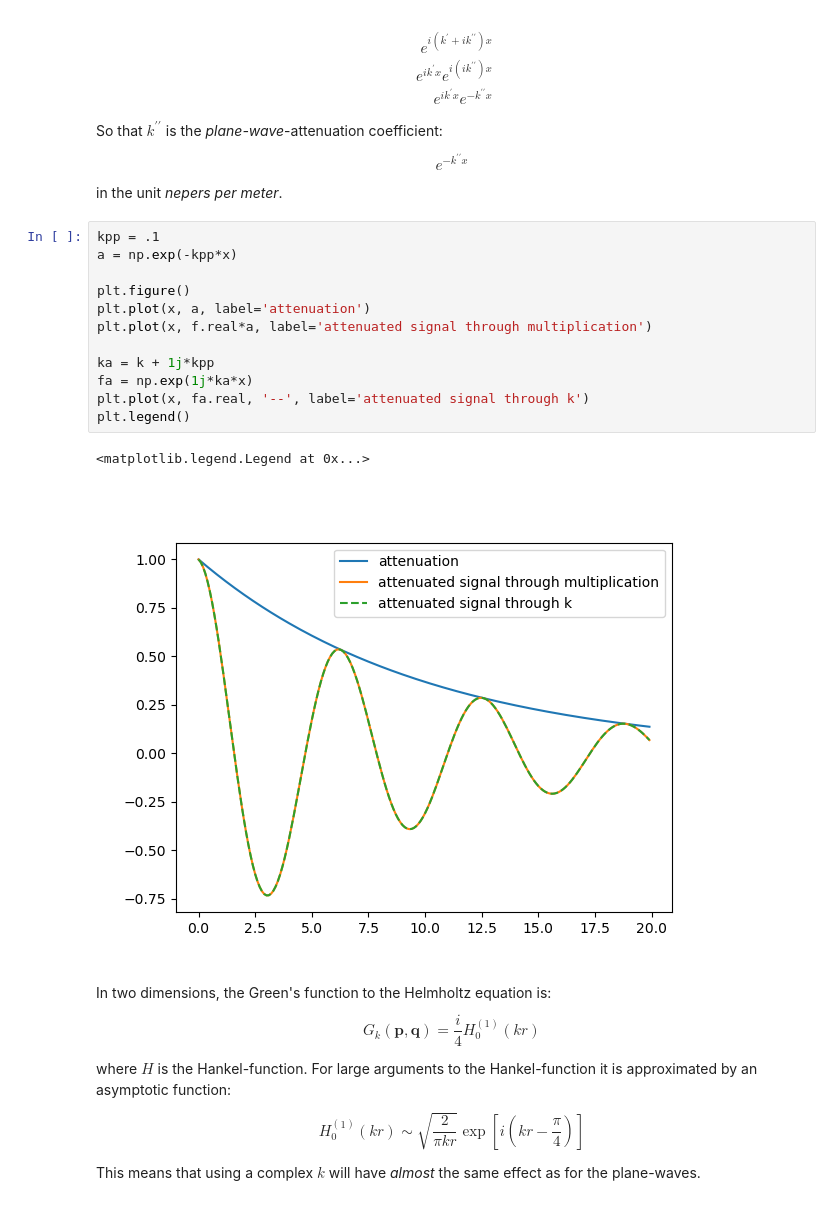
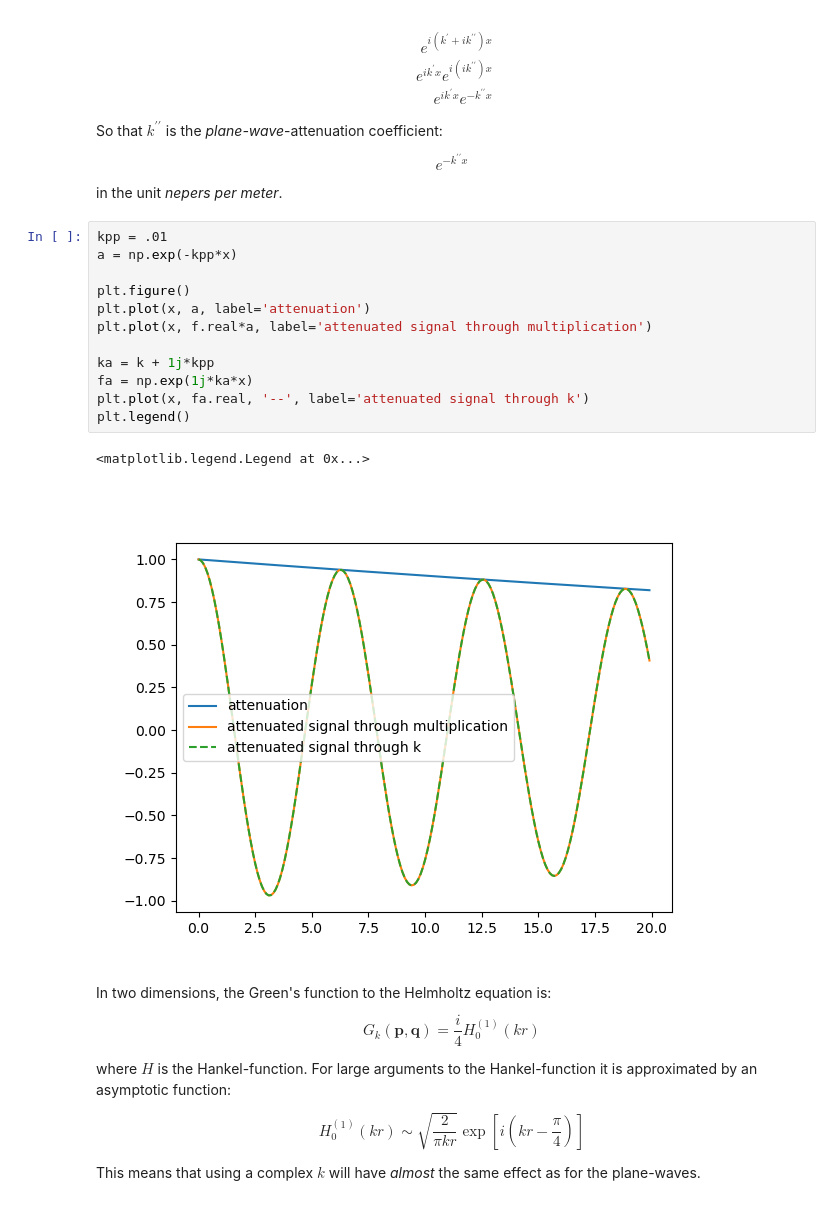
Before and after one commit to gauteh/concepts, a Jupyter notebook: Waves-Complex-wavenumber-attenuation.ipynb, the cells around one changed output. Cells and saved outputs as stored; diff of their text form.

```diff
--- a/Waves-Complex-wavenumber-attenuation.ipynb
+++ b/Waves-Complex-wavenumber-attenuation.ipynb
@@ -43,20 +43,20 @@ $$e^{-k^{\prime \prime}x}$$
 
 in the unit _nepers per meter_.
 # %%
-kpp = .1
+kpp = .01
 a = np.exp(-kpp*x)
 
 plt.figure()
 plt.plot(x, a, label='attenuation')
 plt.plot(x, f.real*a, label='attenuated signal through multiplication')
 
 ka = k + 1j*kpp
 fa = np.exp(1j*ka*x)
 plt.plot(x, fa.real, '--', label='attenuated signal through k')
 plt.legend()
 # %% [output]
 <matplotlib.legend.Legend at 0x...>
-[figure, old version]
+[figure, new version]
 # %% [markdown]
 In two dimensions, the Green's function to the Helmholtz equation is:
 
```
Also changed, not shown: parts of 4 cells of this notebook.
